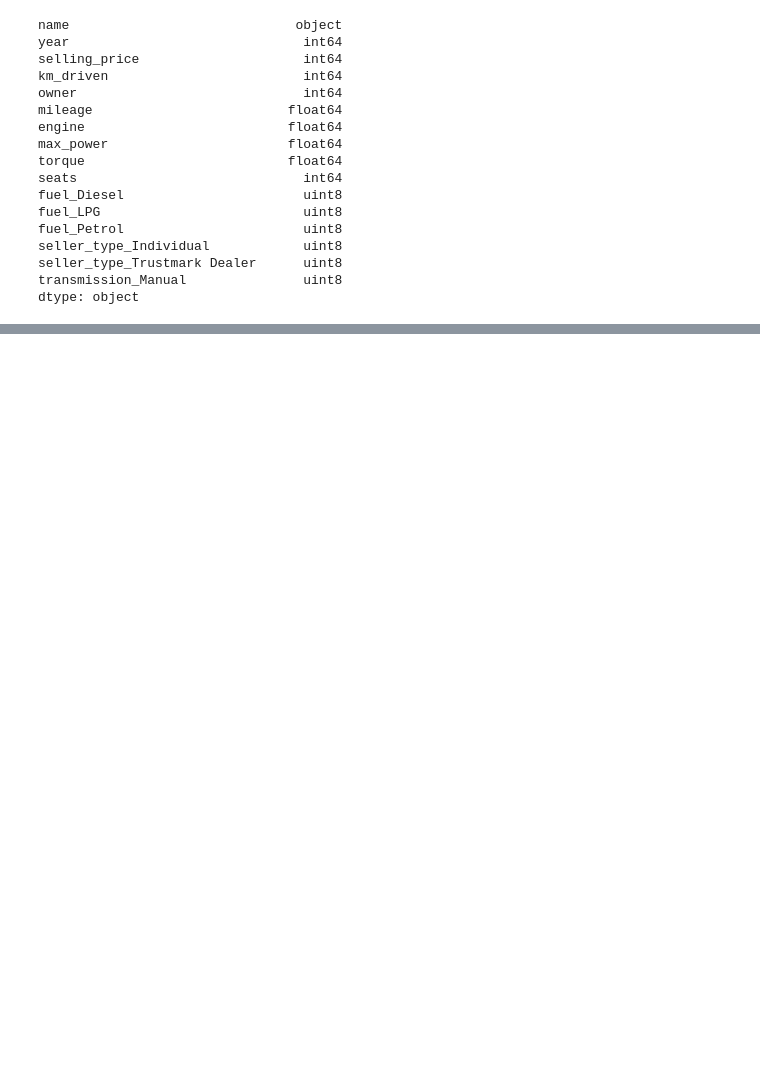
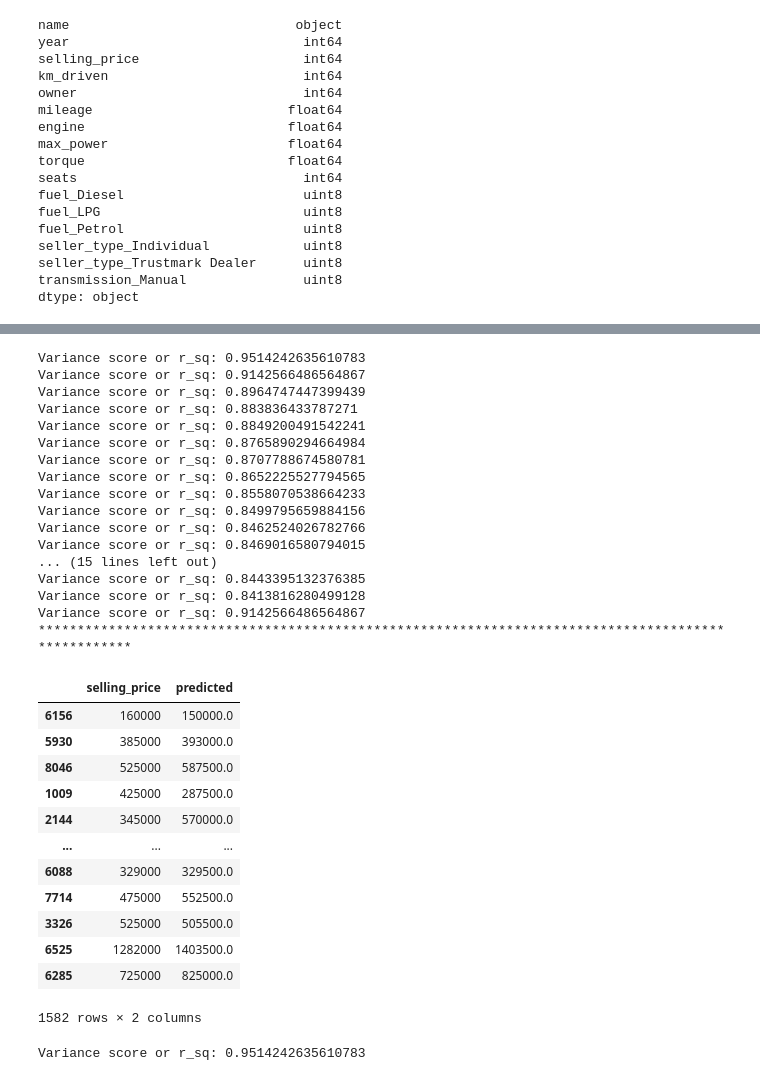
Before and after one commit to rohitsainissn/Car-price-prediction, a Jupyter notebook: car problem linear regression and .ipynb, the cells around one changed output, grey strips where cells are left out. Drawn from its saved outputs; the diff is of its cells as text; code cells hidden in the pictures; blank space fills up the shorter version.

```diff
--- a/car problem linear regression and .ipynb
+++ b/car problem linear regression and .ipynb
@@ -665,7 +626,7 @@ Variance score or r_sq: 0.5842329352219109
 # %%
 # this classifier is not performing well
 from sklearn.ensemble import RandomForestClassifier
-model= RandomForestClassifier(n_estimators= 10, criterion='gini')
+model= RandomForestClassifier(max_depth= None, max_features= 'auto', min_samples_leaf= 1, min_samples_split= 2, n_estimators= 50)
 model.fit(x_train,y_train)
 y_pred5 = model.predict(x_test)
 print('Variance score or r_sq: {}'.format(model.score(x_test, y_test)))
@@ -693,6 +674,6 @@ x_test_result
 # %%
 import xgboost as xg
-model = xg.XGBRegressor(objective ='reg:linear',n_estimators = 50, seed = 123)
+model = xg.XGBRegressor(colsample_bytree= 0.8, learning_rate= 0.1, max_depth= 5, n_estimators=1000, subsample= 0.8)
 model.fit(x_train,y_train)
 y_pred6 = model.predict(x_test)
 print('Variance score or r_sq: {}'.format(model.score(x_test, y_test)))
@@ -747,7 +753 @@ x_test_result
 1582 rows × 2 columns
-# %%
-from sklearn import linear_model
-model = linear_model.Lasso(alpha=10)
-model.fit(x_train,y_train)
-y_pred7 = model.predict(x_test)
-print('Variance score or r_sq: {}'.format(model.score(x_test, y_test)))
@@ -790,0 +754,61 @@ Successfully installed pyforest-1.1.0
+# %%
+from sklearn.neighbors import KNeighborsRegressor
+for K in range(1,30):
+
+    model = KNeighborsRegressor(n_neighbors = K)
+    K = K+1
+    model.fit(x_train,y_train)
+    y_pred7 = model.predict(x_test)
+    print('Variance score or r_sq: {}'.format(model.score(x_test, y_test)))
+
+#we see that k=1 is best
+model = KNeighborsRegressor(n_neighbors = 2)
+model.fit(x_train,y_train)
+y_pred_knn = model.predict(x_test)
+print('Variance score or r_sq: {}'.format(model.score(x_test, y_test)))
+
+
+print('*'*100)
+x_test_result = pd.DataFrame(y_pred_knn,index=x_test.index.copy())
+x_test_result.columns = ['predicted']
+x_test_result = pd.concat([y_test, x_test_result], axis=1)
+x_test_result
+# %% [output]
+Variance score or r_sq: 0.9514242635610783
+Variance score or r_sq: 0.9142566486564867
+Variance score or r_sq: 0.8964747447399439
+Variance score or r_sq: 0.883836433787271
+Variance score or r_sq: 0.8849200491542241
+Variance score or r_sq: 0.8765890294664984
+Variance score or r_sq: 0.8707788674580781
+Variance score or r_sq: 0.8652225527794565
+Variance score or r_sq: 0.8558070538664233
+Variance score or r_sq: 0.8499795659884156
+Variance score or r_sq: 0.8462524026782766
+Variance score or r_sq: 0.8469016580794015
+... (15 lines left out)
+Variance score or r_sq: 0.8443395132376385
+Variance score or r_sq: 0.8413816280499128
+Variance score or r_sq: 0.9142566486564867
+****************************************************************************************************
+|  | selling_price | predicted |
+| 6156 | 160000 | 150000.0 |
+| 5930 | 385000 | 393000.0 |
+| 8046 | 525000 | 587500.0 |
+| 1009 | 425000 | 287500.0 |
+| 2144 | 345000 | 570000.0 |
+| ... | ... | ... |
+| 6088 | 329000 | 329500.0 |
+| 7714 | 475000 | 552500.0 |
+| 3326 | 525000 | 505500.0 |
+| 6525 | 1282000 | 1403500.0 |
+| 6285 | 725000 | 825000.0 |
+1582 rows × 2 columns
+# %%
+model = KNeighborsRegressor(n_neighbors = 1)
+
+model.fit(x_train,y_train)
+y_pred7 = model.predict(x_test)
+print('Variance score or r_sq: {}'.format(model.score(x_test, y_test)))
+# %% [output]
+Variance score or r_sq: 0.9514242635610783
```
Also changed, not shown: parts of 61 cells of this notebook.
